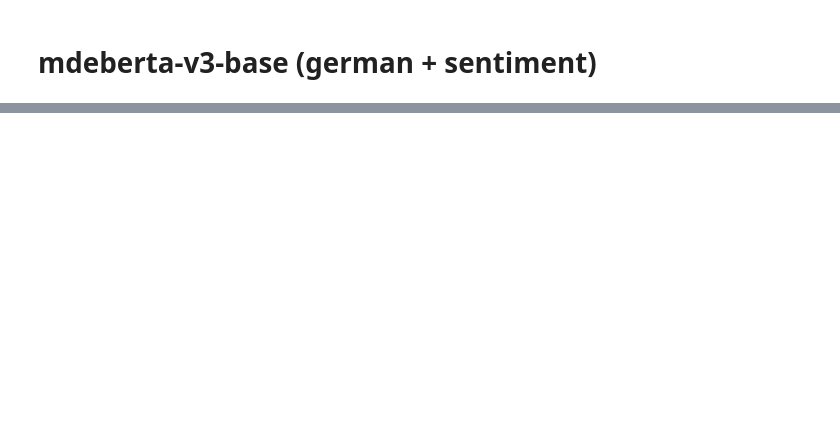
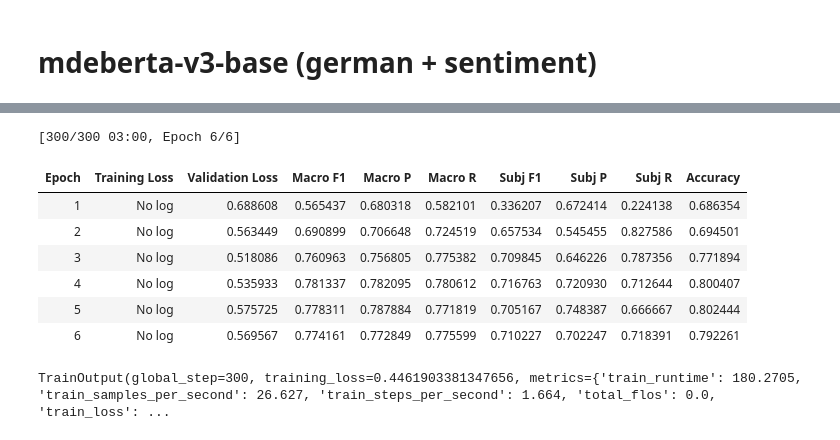
Before and after one commit to MatteoFasulo/clef2025-checkthat, a Jupyter notebook: notebook.ipynb, the cells around one changed output, grey strips where cells are left out. Saved outputs shown, nothing was run; the diff lists cells and outputs as text; code cells hidden in the pictures; blank space fills up the shorter version.

```diff
--- a/notebook.ipynb
+++ b/notebook.ipynb
@@ -1596,13 +1715,9 @@ weight_decay = 0.0
 model_card = "microsoft/mdeberta-v3-base"
 tokenizer = detector.get_tokenizer(model_card=model_card)
 model = CustomModel(
-    model_name=f"MatteoFasulo/mdeberta-v3-base-subjectivity-sentiment-{language}",
+    model_name=model_card,
     num_labels=2,
-    sentiment_dim=3,
-    id2label={0: 'OBJ', 1: 'SUBJ'},
-    label2id={'OBJ': 0, 'SUBJ': 1},
-    output_attentions = False,
-    output_hidden_states = False
+    sentiment_dim=3
 )
 # %%
 pipe = pipeline("sentiment-analysis", model="cardiffnlp/twitter-xlm-roberta-base-sentiment", tokenizer="cardiffnlp/twitter-xlm-roberta-base-sentiment", top_k=None)
@@ -1654,6 +1769,18 @@ trainer = CustomTrainer(
     compute_metrics = evaluate_metrics,
     class_weights=class_weights,
 )
+# %%
+trainer.train()
+# %% [output]
+[300/300 03:00, Epoch 6/6]
+| Epoch | Training Loss | Validation Loss | Macro F1 | Macro P | Macro R | Subj F1 | Subj P | Subj R | Accuracy |
+| 1 | No log | 0.688608 | 0.565437 | 0.680318 | 0.582101 | 0.336207 | 0.672414 | 0.224138 | 0.686354 |
+| 2 | No log | 0.563449 | 0.690899 | 0.706648 | 0.724519 | 0.657534 | 0.545455 | 0.827586 | 0.694501 |
+| 3 | No log | 0.518086 | 0.760963 | 0.756805 | 0.775382 | 0.709845 | 0.646226 | 0.787356 | 0.771894 |
+| 4 | No log | 0.535933 | 0.781337 | 0.782095 | 0.780612 | 0.716763 | 0.720930 | 0.712644 | 0.800407 |
+| 5 | No log | 0.575725 | 0.778311 | 0.787884 | 0.771819 | 0.705167 | 0.748387 | 0.666667 | 0.802444 |
+| 6 | No log | 0.569567 | 0.774161 | 0.772849 | 0.775599 | 0.710227 | 0.702247 | 0.718391 | 0.792261 |
+TrainOutput(global_step=300, training_loss=0.4461903381347656, metrics={'train_runtime': 180.2705, 'train_samples_per_second': 26.627, 'train_steps_per_second': 1.664, 'total_flos': 0.0, 'train_loss': ...
 # %%
 pred_info = trainer.predict(test_data)
 
```
Also changed, not shown: parts of 49 cells of this notebook.
